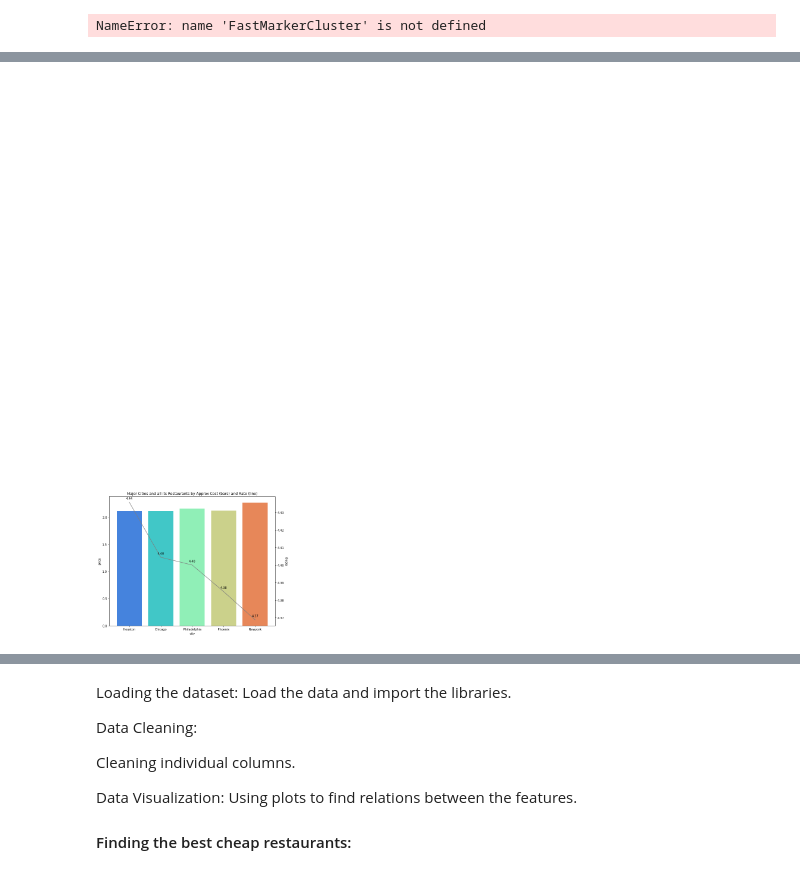
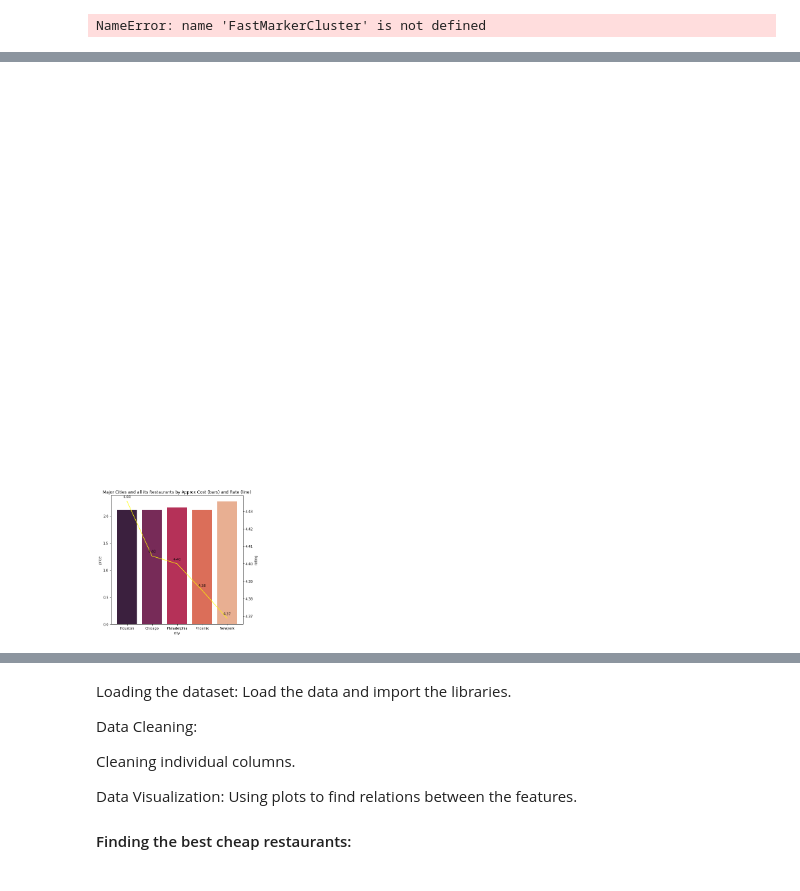
Before and after one commit to madeleine68/opentable, a Jupyter notebook: opentable_analysis.ipynb, the cells around one changed output, grey strips where cells are left out. Cells and saved outputs as stored; diff of their text form; code cells hidden in the pictures.

```diff
--- a/opentable_analysis.ipynb
+++ b/opentable_analysis.ipynb
@@ -177,7 +177,7 @@ Reason: booking is what we want to predict. Any data entry without booking data
 # %%
 #simply drop whole row with NaN in "price" column
 df1=df.copy()
-df1.dropna(subset=["bookings", "location"], axis=0, inplace=True)
+df1.dropna(subset=["bookings", "location", "reviews"], axis=0, inplace=True)
 df.dropna(subset=["location"], axis =0 , inplace = True)
 # reset index, because we droped 5320 rows
 #df.reset_index(drop=True, inplace=True)
@@ -600,8 +625,8 @@ ax1 = fig.add_subplot(gs[0, 0])
 ax2 = fig.add_subplot(gs[0, 1:3])
 #ax3 = fig.add_subplot(gs[0,0])
 # Axis 1 - Big Number for total restaurants and total types in the data
-total_restaurants = len(df)
-total_types = len(df['cuisine'].value_counts())
+total_restaurants = len(df1)
+total_types = len(df1['cuisine'].value_counts())
 #ax1.text(0.00, 1, 'There are', fontsize=14, ha='center')
 ax1.text(0.00, 0.85, f'{total_restaurants}', fontsize=64, color='grey', ha='center')
 ax1.text(0, 0.78, 'restaurants in 5 big cities with', fontsize=14, ha='center')
@@ -612,7 +637,7 @@ ax1.axis('off')
 
 # Axis 2 - Total number of restaurants per type (Top 10)
 
-ax=sns.countplot(x="cuisine", data=df, order=df["cuisine"].value_counts().iloc[:15].index,
+ax=sns.countplot(x="cuisine", data=df1, order=df1["cuisine"].value_counts().iloc[:15].index,
                  palette="rocket")
 top=15
 ax2.set_title(f'Top {top} Restaurant Cuisine', color='dimgrey', size=18)
@@ -622,28 +647,16 @@ for tick in ax2.get_xticklabels():
 for p in ax.patches:
     height = p.get_height()
     ax.text(p.get_x()+p.get_width(),
-            height+50,
+            height+5,
             '{:.1f}%'.format((height/total_restaurants)*100),
             ha="right")
 
 
 
 # Axis 3 - Creating a list with all options available
-cuisines = list(df['cuisine'].astype(str).values)
+cuisines = list(df1['cuisine'].astype(str).values)
 cuisines_word_list = []
 for lista in [c.split(',') for c in cuisines]:
     for word in lista:
         cuisines_word_list.append(word.strip())
-
-# Creating a Counter for unique options and generating the wordcloud
-cuisines_wc_dict = Counter(cuisines_word_list)
-
-wordcloud = WordCloud(width=1280, height=720, collocations=False, random_state=42,
-                       background_color='white' , colormap='rocket').generate_from_frequencies(cuisines_wc_dict)
-
-# Visualizing the WC created and the total for each cuisine
-
-ax3 = plt.axes([0, 0, 0.36, 0.36])
-ax3.imshow(wordcloud)
-ax3.axis('off')
 # %% [output]
@@ -825,40 +777,39 @@ map1
 [interactive output not drawn]
 # %%
 # Grouping data by city
-city_group = df2.groupby(by='city', as_index=False).agg({'rating': 'mean',
-                                                                               'price': 'mean'})
+city_group = df2.groupby(by='city', as_index=False).agg({'rating': 'mean','price': 'mean'})
 city_group.sort_values(by='rating', ascending=False, inplace=True)
 
 # Ploting
-fig, ax = plt.subplots(figsize=(10, 8))
-sns.barplot(x='city', y='price', data=city_group, palette='rainbow',
+fig, ax = plt.subplots( figsize=(7, 7))
+sns.barplot(x='city', y='price', data=city_group, palette='rocket',
             order=city_group['city'])
 ax2 = ax.twinx()
-sns.lineplot(x='city', y='rating', data=city_group, color='gray', ax=ax2, sort=False)
+sns.lineplot(x='city', y='rating', data=city_group, color='yellow', ax=ax2, sort=False)
 
 # Labeling line chart (rate)
 xs = np.arange(0, len(city_group), 1)
 ys = city_group['rating']
 for x,y in zip(xs, ys):
     label = "{:.2f}".format(y)
     plt.annotate(label, # this is the text
                  (x,y), # this is the point to label
                  textcoords="offset points", # how to position the text
                  xytext=(0,10), # distance from text to points (x,y)
                  ha='center', # horizontal alignment can be left, right or center
                  color='black')
 
 # Labeling bar chart (cost)
 for p in ax.patches:
     x = p.get_bbox().get_points()[:, 0]
     y = p.get_bbox().get_points()[1, 1]
     ax.annotate('{}'.format(int(y)), (x.mean(), 10), va='bottom', color='white',
                 fontweight='bold')
 
 # Customizing chart
 
 ax.tick_params(axis='x', labelrotation=0)
 ax.set_title('Major Cities and all its Restaurants by Approx Cost (bars) and Rate (line)')
 plt.show()
 # %% [output]
-[figure, old version]
+[figure, new version]
```
Also changed, not shown: parts of 28 cells of this notebook, 16 other files.
